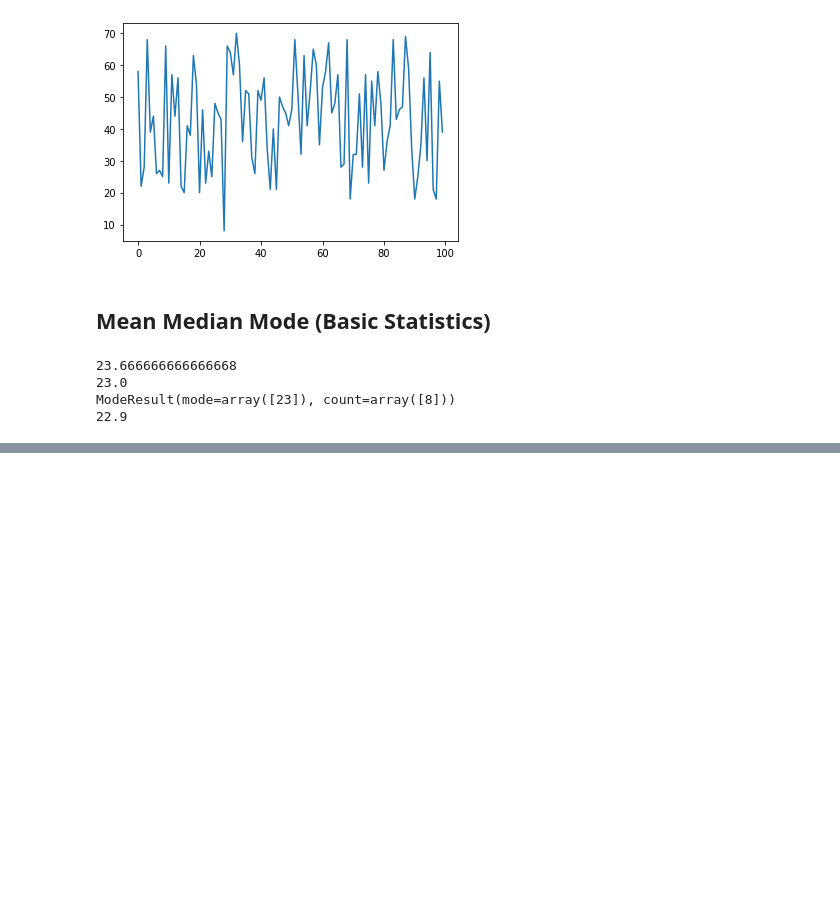
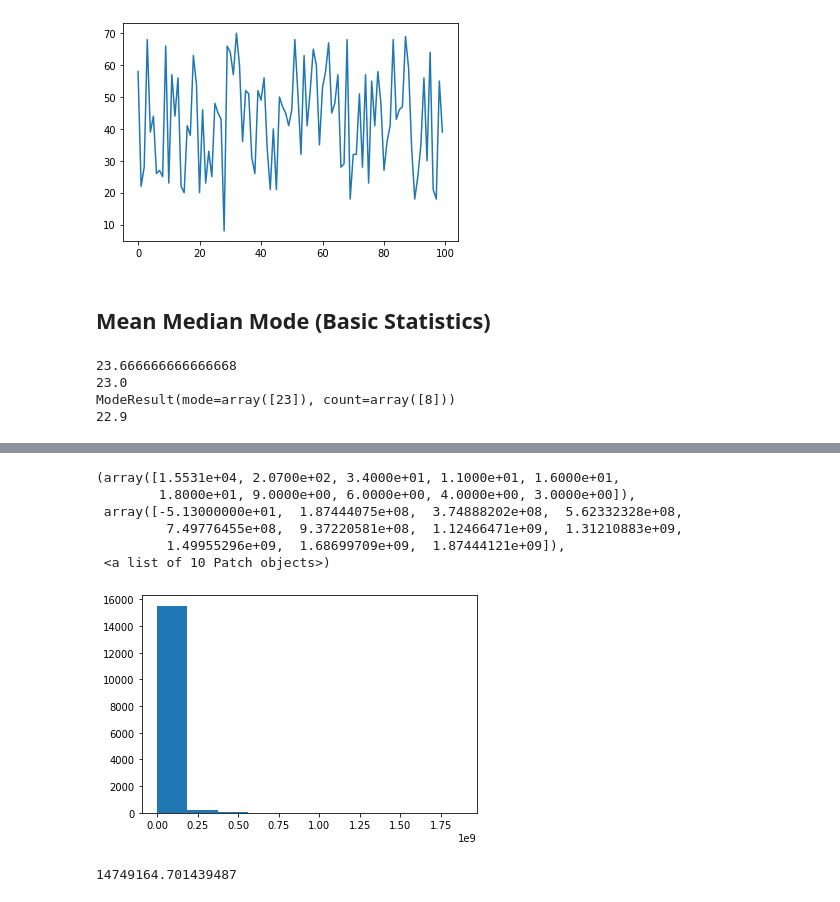
Before and after one commit to prd-dahal/Statistics, a Jupyter notebook: PL02 Brandon Foltz/Descriptive Statistics I.ipynb, the cells around one changed output, grey strips where cells are left out. Drawn from its saved outputs; the diff is of its cells as text; code cells hidden in the pictures; blank space fills up the shorter version.

```diff
--- a/PL02 Brandon Foltz/Descriptive Statistics I.ipynb
+++ b/PL02 Brandon Foltz/Descriptive Statistics I.ipynb
@@ -130,0 +186,4 @@ ModeResult(mode=array([23]), count=array([8]))
+# %%
+import pandas as pd
+data = pd.read_csv('electronic-card-transactions-june-2020-csv-tables.csv')
+data.head()
@@ -130,0 +197,12 @@ ModeResult(mode=array([23]), count=array([8]))
+# %%
+data_value = list(data['Data_value'])
+
+plt.hist(data_value,bins=10)
+# %% [output]
+(array([1.5531e+04, 2.0700e+02, 3.4000e+01, 1.1000e+01, 1.6000e+01,
+        1.8000e+01, 9.0000e+00, 6.0000e+00, 4.0000e+00, 3.0000e+00]),
+ array([-5.13000000e+01,  1.87444075e+08,  3.74888202e+08,  5.62332328e+08,
+         7.49776455e+08,  9.37220581e+08,  1.12466471e+09,  1.31210883e+09,
+         1.49955296e+09,  1.68699709e+09,  1.87444121e+09]),
+ <a list of 10 Patch objects>)
+[figure, added]
@@ -130,0 +218,5 @@ ModeResult(mode=array([23]), count=array([8]))
+# %%
+data = np.array(data)
+print(data.mean())
+# %% [output]
+14749164.701439487
```
Also changed, not shown: parts of 14 cells of this notebook, 1 other file.
